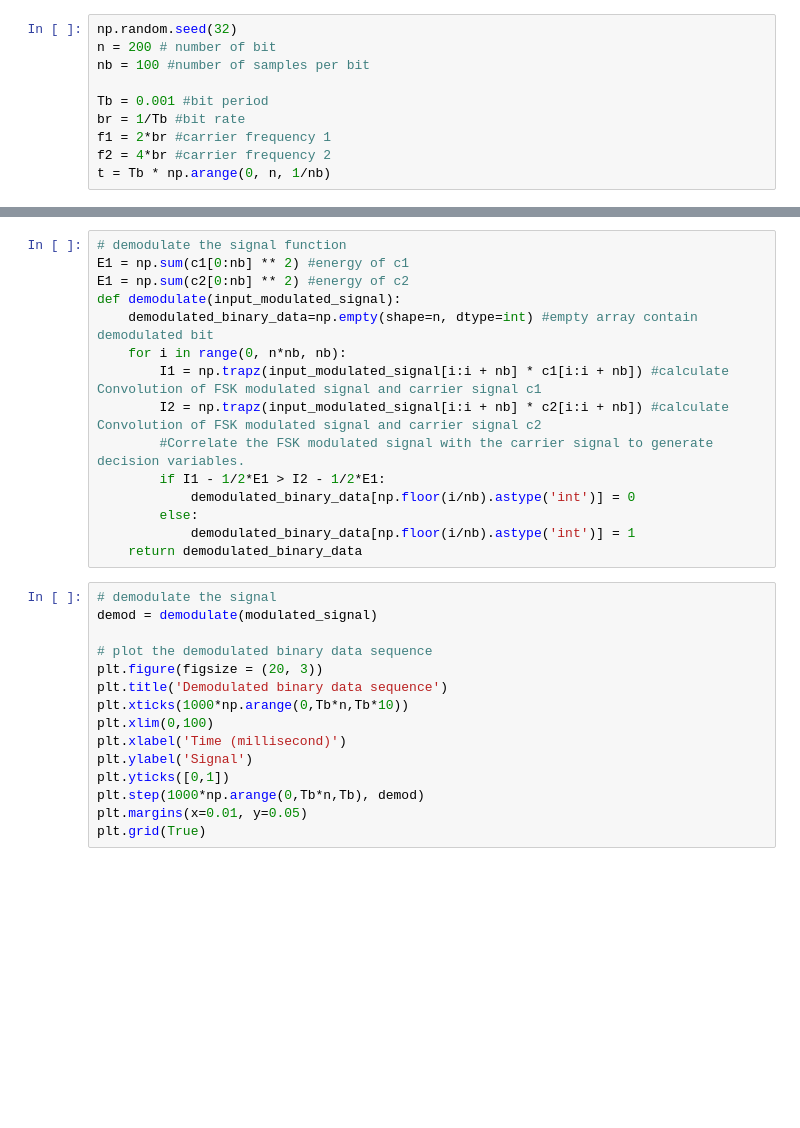
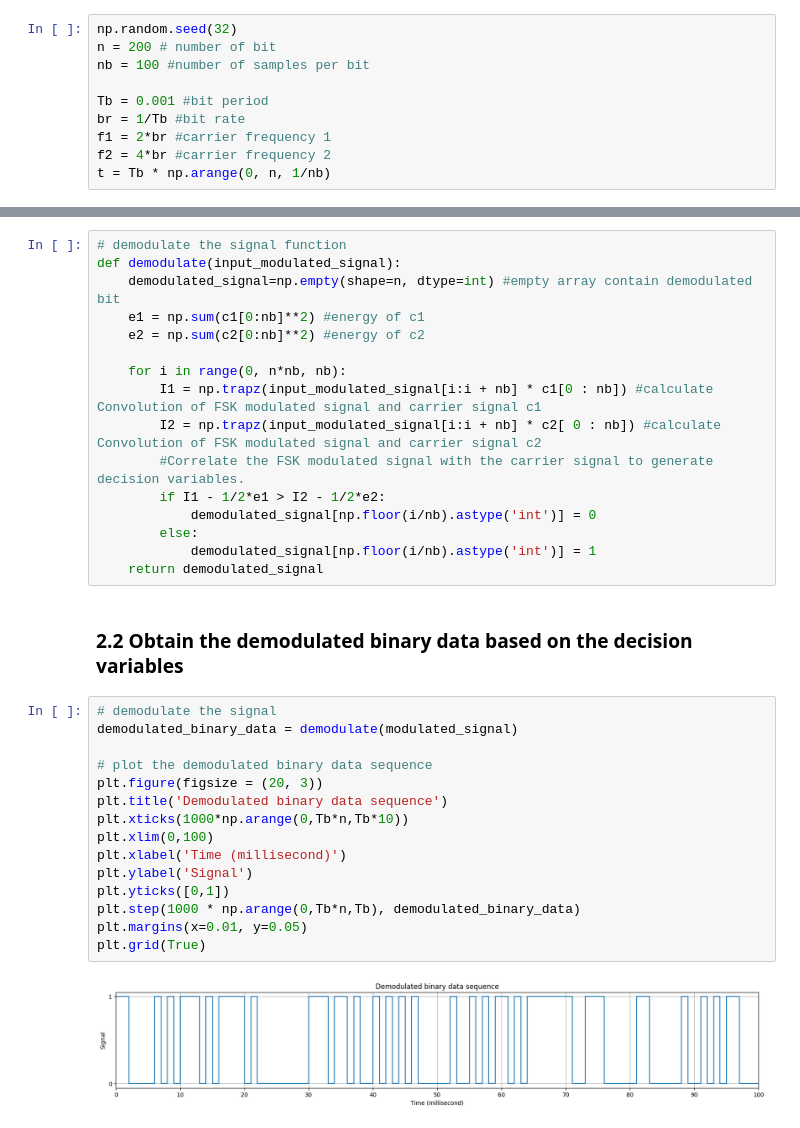
Before and after one commit to lightningdhna/KTTT, a Jupyter notebook: FSK.ipynb, the cells around one changed output, grey strips where cells are left out. Saved outputs shown, nothing was run; the diff lists cells and outputs as text; blank space fills up the shorter version.

```diff
--- a/FSK.ipynb
+++ b/FSK.ipynb
@@ -83,30 +94,35 @@ plt.show()
 # %%
 # demodulate the signal function
-E1 = np.sum(c1[0:nb] ** 2) #energy of c1
-E1 = np.sum(c2[0:nb] ** 2) #energy of c2
 def demodulate(input_modulated_signal):
-    demodulated_binary_data=np.empty(shape=n, dtype=int) #empty array contain demodulated bit
+    demodulated_signal=np.empty(shape=n, dtype=int) #empty array contain demodulated bit
+    e1 = np.sum(c1[0:nb]**2) #energy of c1
+    e2 = np.sum(c2[0:nb]**2) #energy of c2
+
     for i in range(0, n*nb, nb):
-        I1 = np.trapz(input_modulated_signal[i:i + nb] * c1[i:i + nb]) #calculate Convolution of FSK modulated signal and carrier signal c1
-        I2 = np.trapz(input_modulated_signal[i:i + nb] * c2[i:i + nb]) #calculate Convolution of FSK modulated signal and carrier signal c2
+        I1 = np.trapz(input_modulated_signal[i:i + nb] * c1[0 : nb]) #calculate Convolution of FSK modulated signal and carrier signal c1
+        I2 = np.trapz(input_modulated_signal[i:i + nb] * c2[ 0 : nb]) #calculate Convolution of FSK modulated signal and carrier signal c2
         #Correlate the FSK modulated signal with the carrier signal to generate decision variables.
-        if I1 - 1/2*E1 > I2 - 1/2*E1:
-            demodulated_binary_data[np.floor(i/nb).astype('int')] = 0
+        if I1 - 1/2*e1 > I2 - 1/2*e2:
+            demodulated_signal[np.floor(i/nb).astype('int')] = 0
         else:
-            demodulated_binary_data[np.floor(i/nb).astype('int')] = 1
-    return demodulated_binary_data
+            demodulated_signal[np.floor(i/nb).astype('int')] = 1
+    return demodulated_signal
+# %% [markdown]
+### 2.2 Obtain the demodulated binary data based on the decision variables
 # %%
 # demodulate the signal
-demod = demodulate(modulated_signal)
+demodulated_binary_data = demodulate(modulated_signal)
 
 # plot the demodulated binary data sequence
 plt.figure(figsize = (20, 3))
 plt.title('Demodulated binary data sequence')
 plt.xticks(1000*np.arange(0,Tb*n,Tb*10))
 plt.xlim(0,100)
 plt.xlabel('Time (millisecond)')
 plt.ylabel('Signal')
 plt.yticks([0,1])
-plt.step(1000*np.arange(0,Tb*n,Tb), demod)
+plt.step(1000 * np.arange(0,Tb*n,Tb), demodulated_binary_data)
 plt.margins(x=0.01, y=0.05)
 plt.grid(True)
+# %% [output]
+[figure, added]
```
Also changed, not shown: parts of 24 cells of this notebook, 1 other file.
